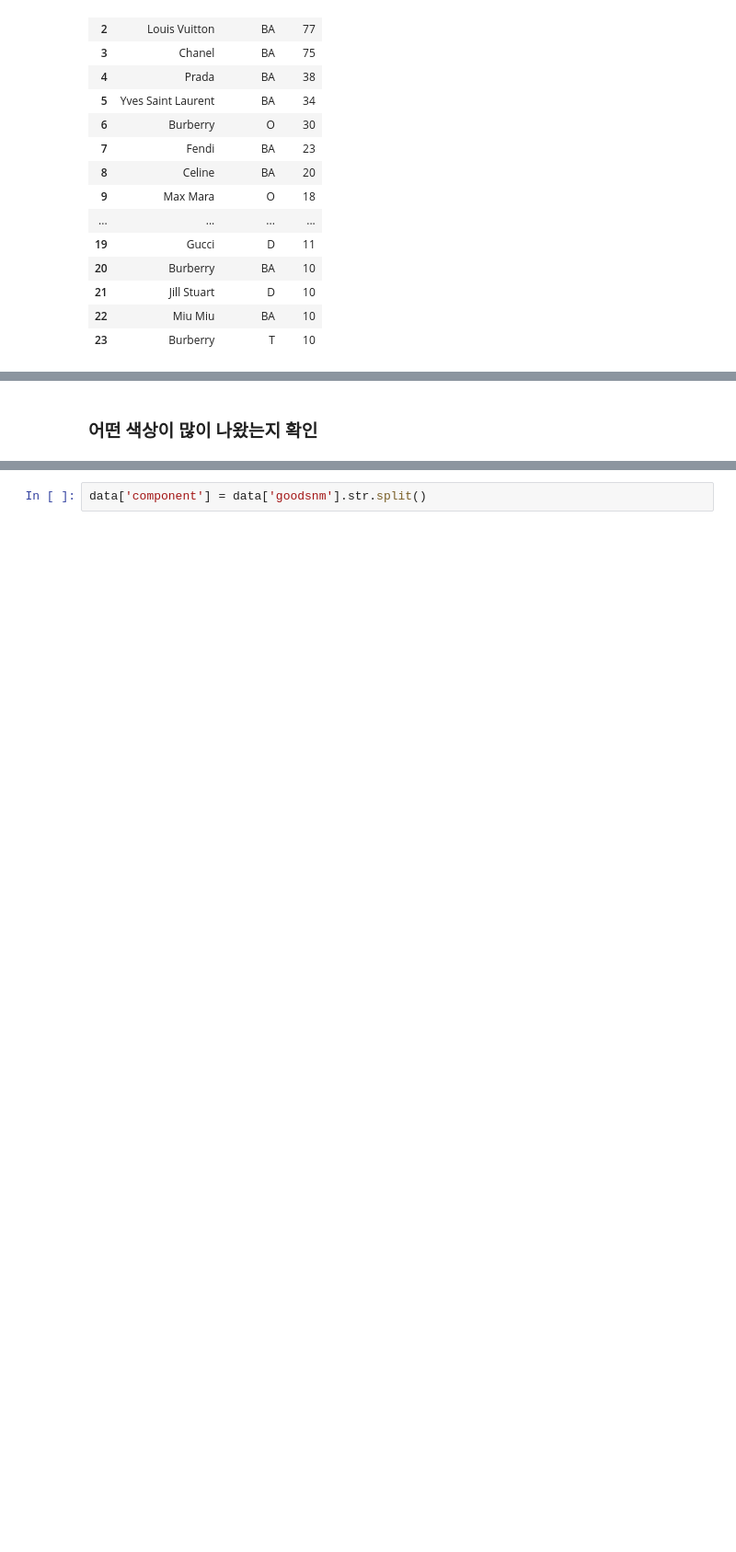
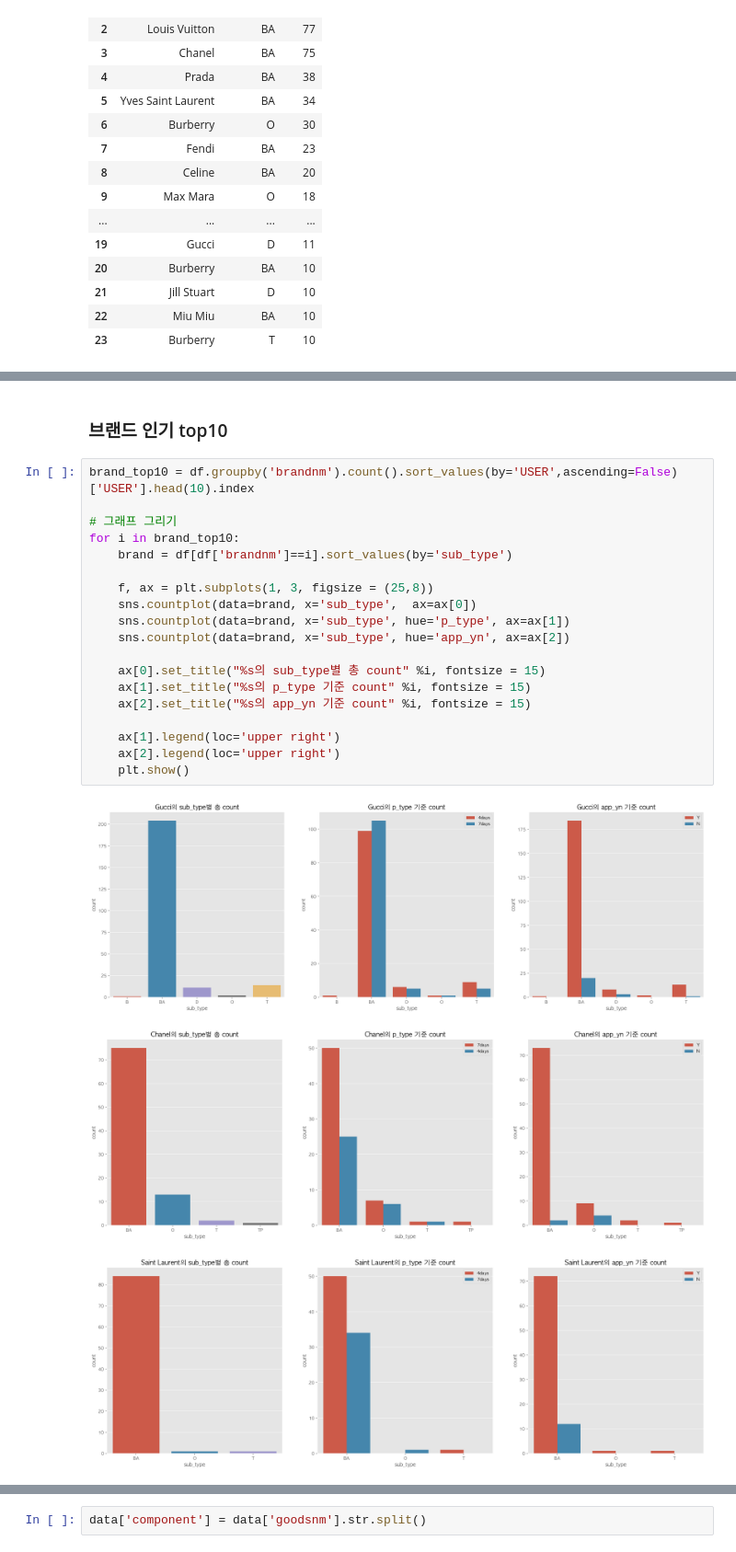
Before and after one commit to ilikeinow12/team2_wanted_onboarding, a Jupyter notebook: Project_no.3/Project3_draft.ipynb, the cells around one changed output, grey strips where cells are left out. Shown at 92% size. Cells and saved outputs as stored; diff of their text form; blank space fills up the shorter version.

```diff
--- a/Project_no.3/Project3_draft.ipynb
+++ b/Project_no.3/Project3_draft.ipynb
@@ -222,3 +269,26 @@ sns.barplot(data=top_20, x='brandnm', y='USER', hue='sub_type')
 [figure]
-# %% [markdown]
-### 어떤 색상이 많이 나왔는지 확인
+# %% [markdown]
+### 브랜드 인기 top10
+# %%
+brand_top10 = df.groupby('brandnm').count().sort_values(by='USER',ascending=False)['USER'].head(10).index
+
+# 그래프 그리기
+for i in brand_top10:
+    brand = df[df['brandnm']==i].sort_values(by='sub_type')
+
+    f, ax = plt.subplots(1, 3, figsize = (25,8))
+    sns.countplot(data=brand, x='sub_type',  ax=ax[0])
+    sns.countplot(data=brand, x='sub_type', hue='p_type', ax=ax[1])
+    sns.countplot(data=brand, x='sub_type', hue='app_yn', ax=ax[2])
+
+    ax[0].set_title("%s의 sub_type별 총 count" %i, fontsize = 15)
+    ax[1].set_title("%s의 p_type 기준 count" %i, fontsize = 15)
+    ax[2].set_title("%s의 app_yn 기준 count" %i, fontsize = 15)
+
+    ax[1].legend(loc='upper right')
+    ax[2].legend(loc='upper right')
+    plt.show()
+# %% [output]
+[figure, added]
+[figure, added]
+[figure, added]
```
Also changed, not shown: parts of 48 cells of this notebook.
